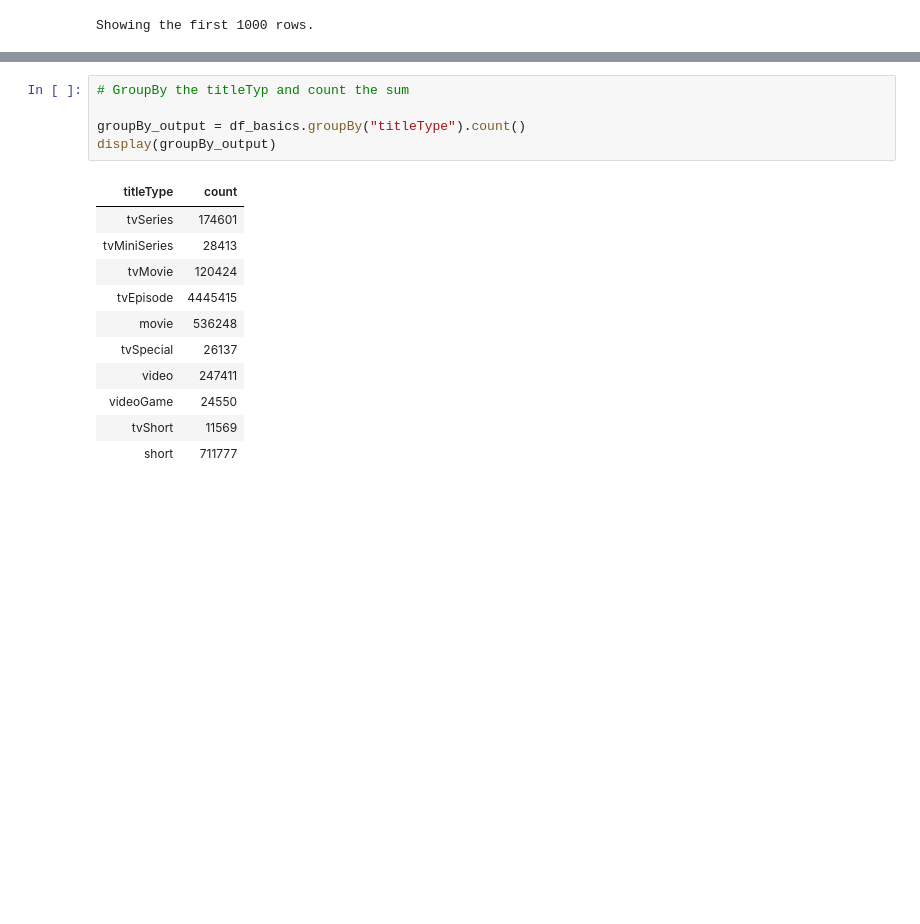
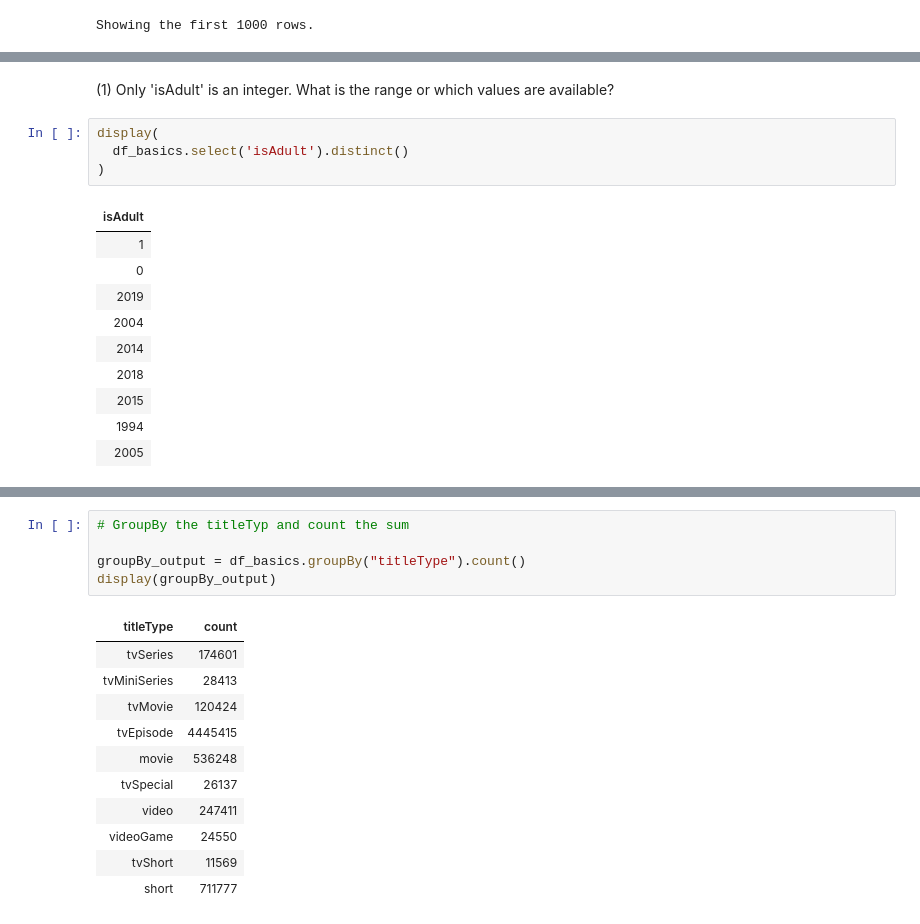
Before and after one commit to yaedin/imdb_project, a Jupyter notebook: EDA/imdb_norbert.ipynb, the cells around one changed output, grey strips where cells are left out. Drawn from its saved outputs; the diff is of its cells as text; blank space fills up the shorter version.

```diff
--- a/EDA/imdb_norbert.ipynb
+++ b/EDA/imdb_norbert.ipynb
@@ -227,0 +203,17 @@ display(df_basics.describe())
+# %% [markdown]
+(1) Only 'isAdult' is an integer. What is the range or which values are available?
+# %%
+display(
+  df_basics.select('isAdult').distinct()
+)
+# %% [output]
+| isAdult |
+| 1 |
+| 0 |
+| 2019 |
+| 2004 |
+| 2014 |
+| 2018 |
+| 2015 |
+| 1994 |
+| 2005 |
```
Also changed, not shown: parts of 34 cells of this notebook.
